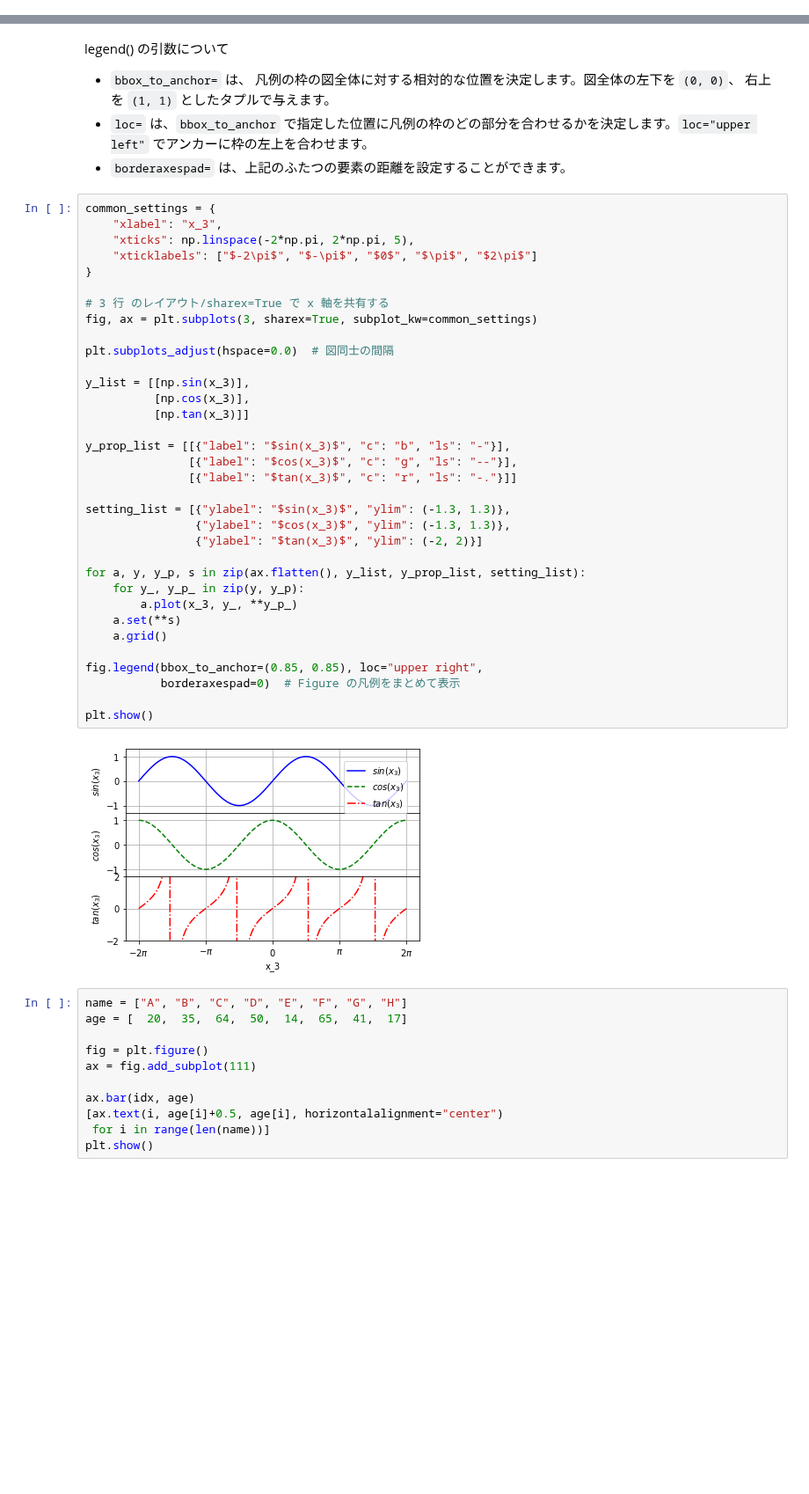
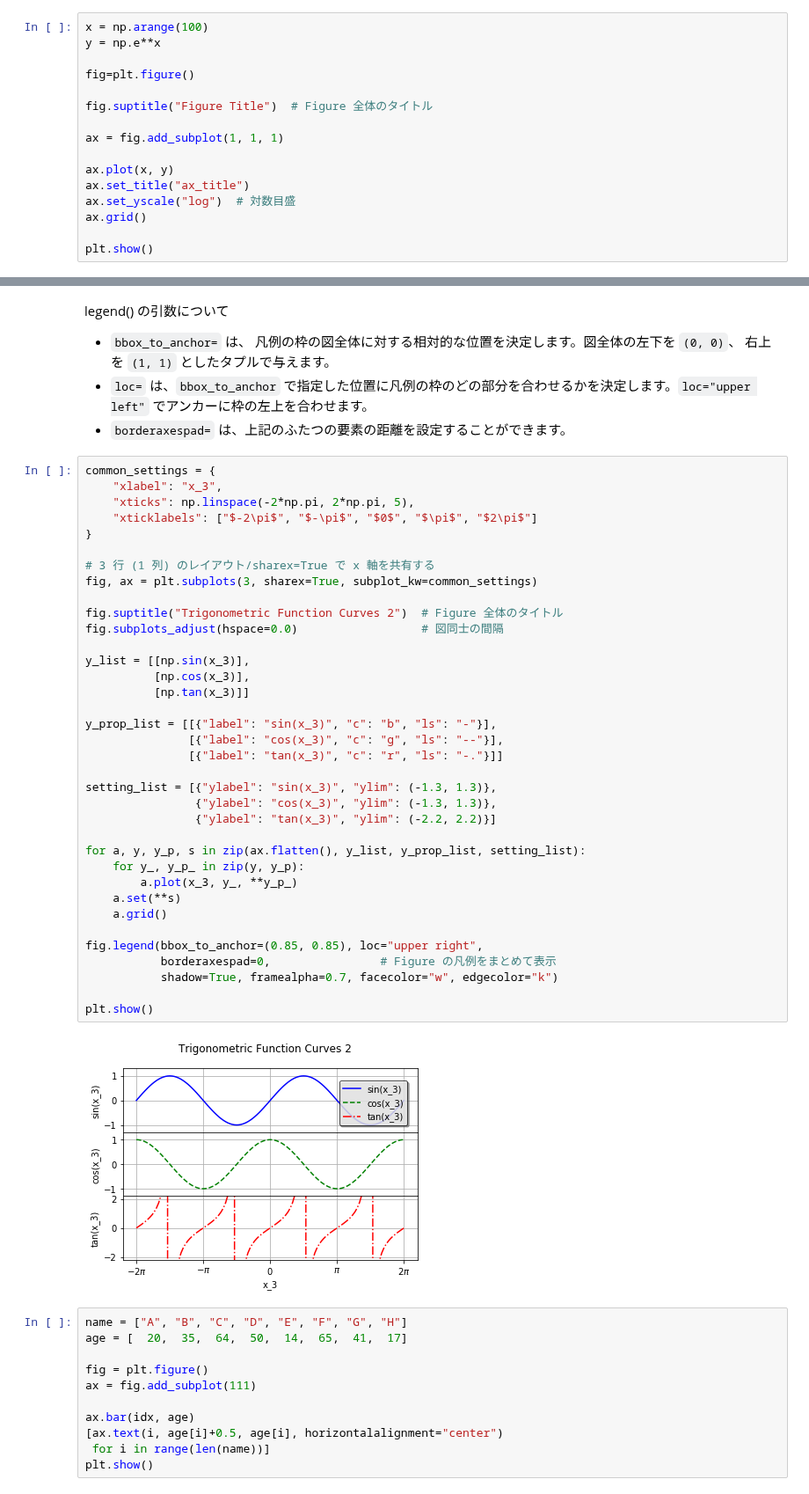
Before and after one commit to taronaldinho/hello_python, a Jupyter notebook: Pythonライブラリ紹介/matplotlib応用.ipynb, the cells around one changed output, grey strips where cells are left out. Shown at 88% size. Saved outputs shown, nothing was run; the diff lists cells and outputs as text; blank space fills up the shorter version.

```diff
--- a/Pythonライブラリ紹介/matplotlib応用.ipynb
+++ b/Pythonライブラリ紹介/matplotlib応用.ipynb
@@ -165,3 +187,19 @@ plt.show()
 [figure]
 # %% [markdown]
 ## 練習
+# %%
+x = np.arange(100)
+y = np.e**x
+
+fig=plt.figure()
+
+fig.suptitle("Figure Title")  # Figure 全体のタイトル
+
+ax = fig.add_subplot(1, 1, 1)
+
+ax.plot(x, y)
+ax.set_title("ax_title")
+ax.set_yscale("log")  # 対数目盛
+ax.grid()
+
+plt.show()
@@ -244,39 +290,41 @@ legend() の引数について
 # %%
 common_settings = {
     "xlabel": "x_3",
     "xticks": np.linspace(-2*np.pi, 2*np.pi, 5),
     "xticklabels": ["$-2\pi$", "$-\pi$", "$0$", "$\pi$", "$2\pi$"]
 }
 
-# 3 行 のレイアウト/sharex=True で x 軸を共有する
+# 3 行 (1 列) のレイアウト/sharex=True で x 軸を共有する
 fig, ax = plt.subplots(3, sharex=True, subplot_kw=common_settings)
 
-plt.subplots_adjust(hspace=0.0)  # 図同士の間隔
+fig.suptitle("Trigonometric Function Curves 2")  # Figure 全体のタイトル
+fig.subplots_adjust(hspace=0.0)                  # 図同士の間隔
 
 y_list = [[np.sin(x_3)],
           [np.cos(x_3)],
           [np.tan(x_3)]]
 
-y_prop_list = [[{"label": "$sin(x_3)$", "c": "b", "ls": "-"}],
-               [{"label": "$cos(x_3)$", "c": "g", "ls": "--"}],
-               [{"label": "$tan(x_3)$", "c": "r", "ls": "-."}]]
+y_prop_list = [[{"label": "sin(x_3)", "c": "b", "ls": "-"}],
+               [{"label": "cos(x_3)", "c": "g", "ls": "--"}],
+               [{"label": "tan(x_3)", "c": "r", "ls": "-."}]]
 
-setting_list = [{"ylabel": "$sin(x_3)$", "ylim": (-1.3, 1.3)},
-                {"ylabel": "$cos(x_3)$", "ylim": (-1.3, 1.3)},
-                {"ylabel": "$tan(x_3)$", "ylim": (-2, 2)}]
+setting_list = [{"ylabel": "sin(x_3)", "ylim": (-1.3, 1.3)},
+                {"ylabel": "cos(x_3)", "ylim": (-1.3, 1.3)},
+                {"ylabel": "tan(x_3)", "ylim": (-2.2, 2.2)}]
 
 for a, y, y_p, s in zip(ax.flatten(), y_list, y_prop_list, setting_list):
     for y_, y_p_ in zip(y, y_p):
         a.plot(x_3, y_, **y_p_)
     a.set(**s)
     a.grid()
 
 fig.legend(bbox_to_anchor=(0.85, 0.85), loc="upper right",
-           borderaxespad=0)  # Figure の凡例をまとめて表示
+           borderaxespad=0,                # Figure の凡例をまとめて表示
+           shadow=True, framealpha=0.7, facecolor="w", edgecolor="k")
 
 plt.show()
 # %% [output]
-[figure, old version]
+[figure, new version]
 # %%
 name = ["A", "B", "C", "D", "E", "F", "G", "H"]
 age = [  20,  35,  64,  50,  14,  65,  41,  17]
```
Also changed, not shown: parts of 19 cells of this notebook.
